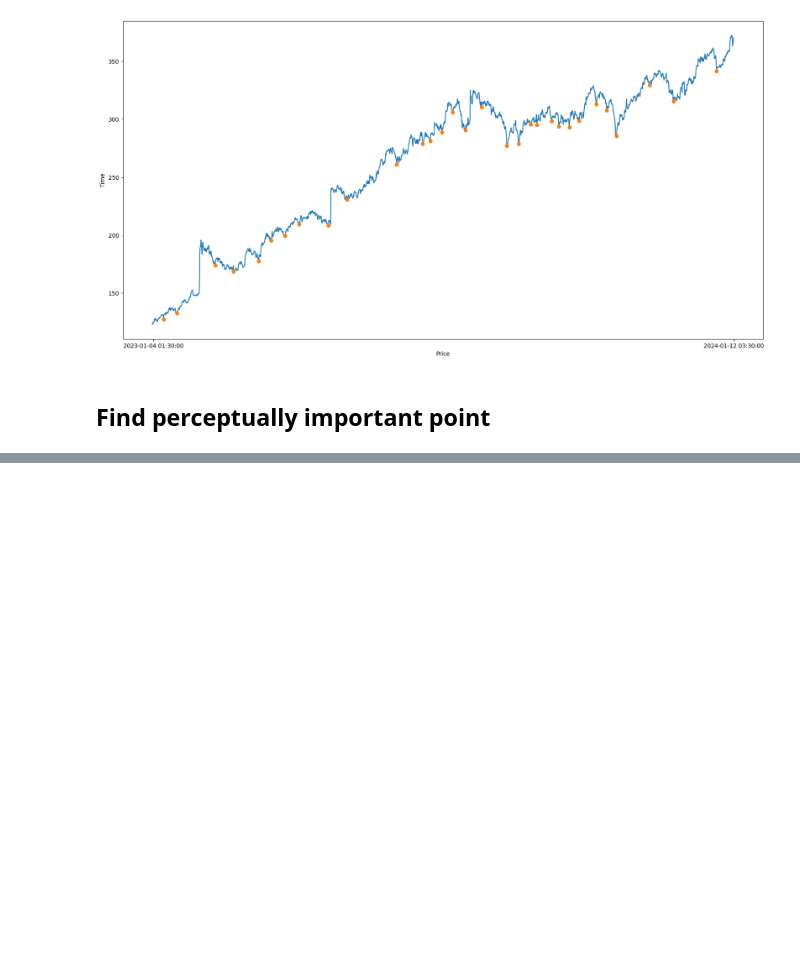
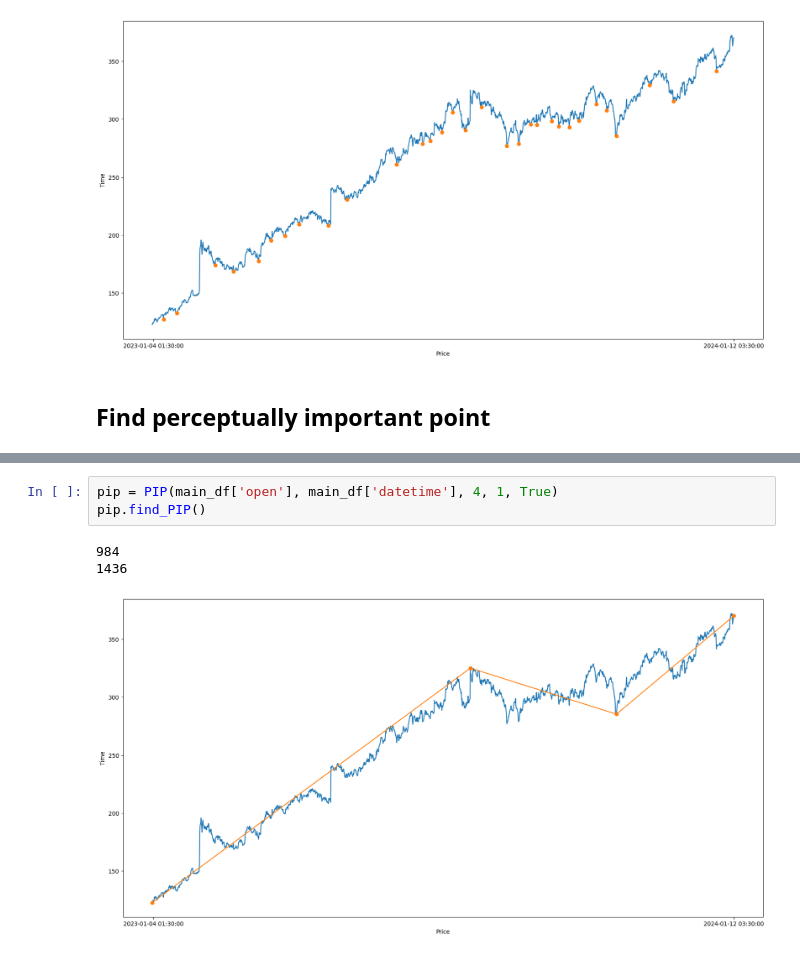
Before and after one commit to trungviet17/TA_Patterns_Recognition, a Jupyter notebook: Analysis.ipynb, the cells around one changed output, grey strips where cells are left out. Cells and saved outputs as stored; diff of their text form; blank space fills up the shorter version.

```diff
--- a/Analysis.ipynb
+++ b/Analysis.ipynb
@@ -231,0 +289,7 @@ print(np.array([1,1,1]) + 1)
+# %%
+pip = PIP(main_df['open'], main_df['datetime'], 4, 1, True)
+pip.find_PIP()
+# %% [output]
+984
+1436
+[figure, added]
```
Also changed, not shown: parts of 3 cells of this notebook.
